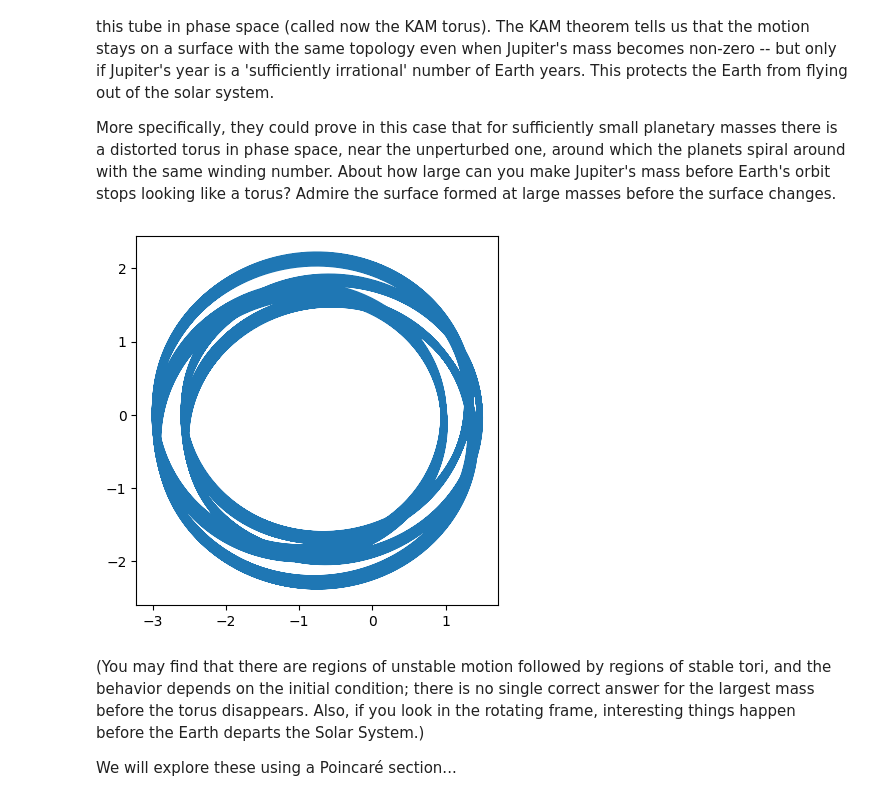
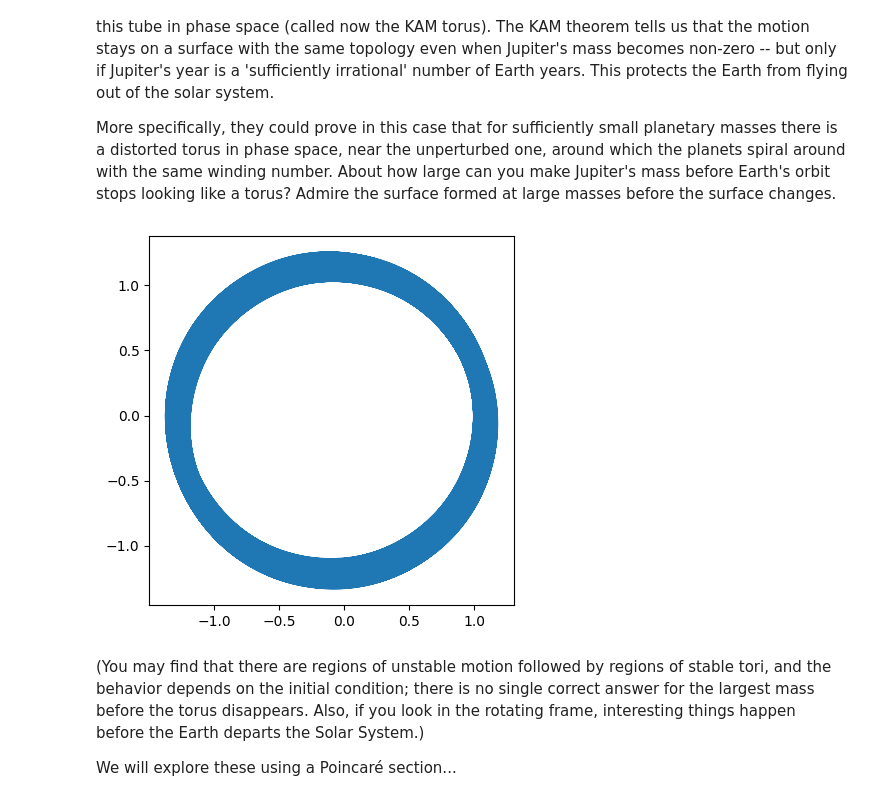
Before and after one commit to htsod/statistical_mechanics_models, a Jupyter notebook: kam_theorem/main.ipynb, the cells around one changed output. Cells and saved outputs as stored; diff of their text form; code cells hidden in the pictures.

```diff
--- a/kam_theorem/main.ipynb
+++ b/kam_theorem/main.ipynb
@@ -185,9 +183,9 @@ sufficiently small planetary masses there is a distorted torus in
 phase space, near the unperturbed one, around which the planets
 spiral around with the same winding number. About how large can you make Jupiter's mass before Earth's orbit stops looking like a torus? Admire the surface formed at large masses before the surface changes.
 # %%
-PlotTrajectory(Mj=20000,tMax=1000)
+PlotTrajectory(Mj=5000,tMax=1000)
 # %% [output]
-[figure, old version]
+[figure, new version]
 # %% [markdown]
 (You may find that there are regions of unstable motion followed by regions of stable tori, and the behavior depends on the initial condition; there is no single correct answer for the largest mass before the torus disappears. Also, if you look in the rotating frame, interesting things happen before the Earth departs the Solar System.)
 
```
Also changed, not shown: parts of 8 cells of this notebook, 32 other files.
